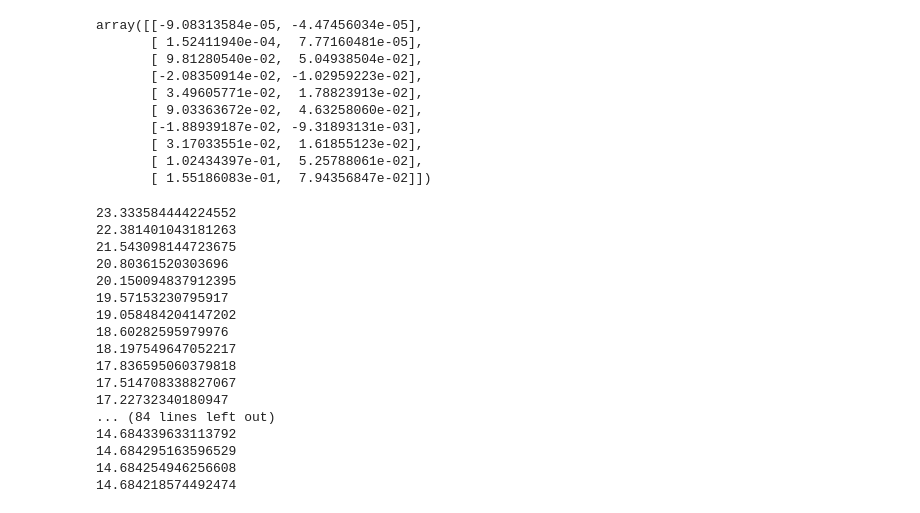
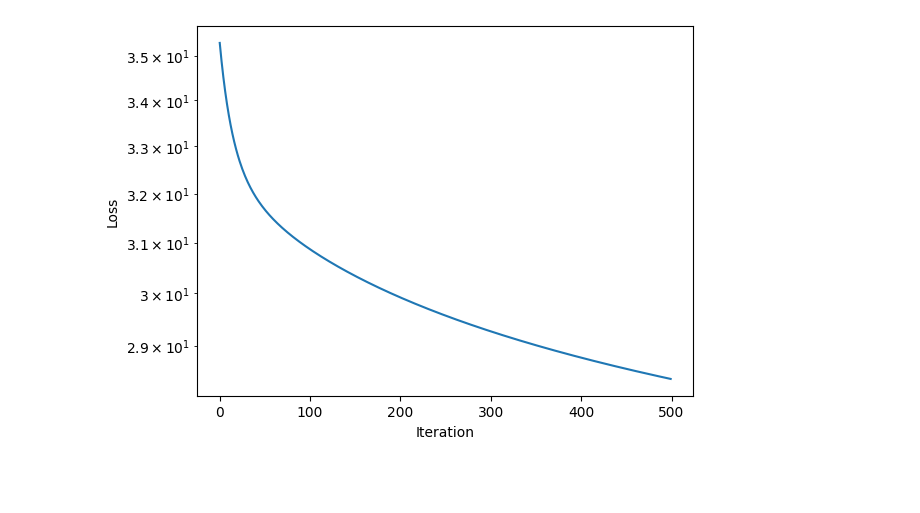
Before and after one commit to finsaccount/Numerical-Analysis-Gradient-Descent, a Jupyter notebook: StochasticGradientDescent.ipynb, the cells around one changed output. Saved outputs shown, nothing was run; the diff lists cells and outputs as text; code cells hidden in the pictures; blank space fills up the shorter version.

```diff
--- a/StochasticGradientDescent.ipynb
+++ b/StochasticGradientDescent.ipynb
@@ -86,55 +77,36 @@ yi = y[20:30]
-# %%
-grad_mse(xi[0:2], yi[0:2], w_current)
-# %% [output]
-array([[-9.08313584e-05, -4.47456034e-05],
-       [ 1.52411940e-04,  7.77160481e-05],
-       [ 9.81280540e-02,  5.04938504e-02],
-       [-2.08350914e-02, -1.02959223e-02],
-       [ 3.49605771e-02,  1.78823913e-02],
-       [ 9.03363672e-02,  4.63258060e-02],
-       [-1.88939187e-02, -9.31893131e-03],
-       [ 3.17033551e-02,  1.61855123e-02],
-       [ 1.02434397e-01,  5.25788061e-02],
-       [ 1.55186083e-01,  7.94356847e-02]])
 # %%
 w_start = np.random.random(10)
 # %%
 # Full batch gradient descent
-epochs = 1000
-lr = 0.001
+epochs = 500
+lr = 0.01
+alpha = 0.001 # Momentum parameter
 l_vect = []
 
-decay = 0.99
+decay = 0.01
 
 w = w_start.copy()
+delta_w = 0
 
 for i in range(epochs):
     l_vect.append(mse_loss(x, y, w))
-    grad = grad_mse(x, y, w_start)
+    grad = grad_mse(x, y, w)
 
-    grad_weighted = lr/len(x) * grad.sum(axis=1)
+    # Time based decay schedule
+    grad_weighted = (lr / (1+decay*i))/len(x) * grad.sum(axis=1)
 
-    w -= grad_weighted
+    # Update delta_w with momentum
+    delta_w = alpha * delta_w - grad_weighted
 
-    lr *= decay
-
-    if i % 10 == 0:
-        print(l_vect[i])
+    w += delta_w
-# %% [output]
-23.333584444224552
-22.381401043181263
-21.543098144723675
-20.80361520303696
-20.150094837912395
-19.57153230795917
-19.058484204147202
-18.60282595979976
-18.197549647052217
-17.836595060379818
-17.514708338827067
-17.22732340180947
-... (84 lines left out)
-14.684339633113792
-14.684295163596529
-14.684254946256608
-14.684218574492474
+# %%
+# Visualize loss
+def visualize_loss(l_vect):
+    plt.semilogy(np.arange(len(l_vect)), l_vect)
+    plt.xlabel("Iteration")
+    plt.ylabel("Loss")
+    plt.show()
+
+visualize_loss(l_vect)
+# %% [output]
+[figure, added]
```
Also changed, not shown: parts of 7 cells of this notebook, 1 other file.
